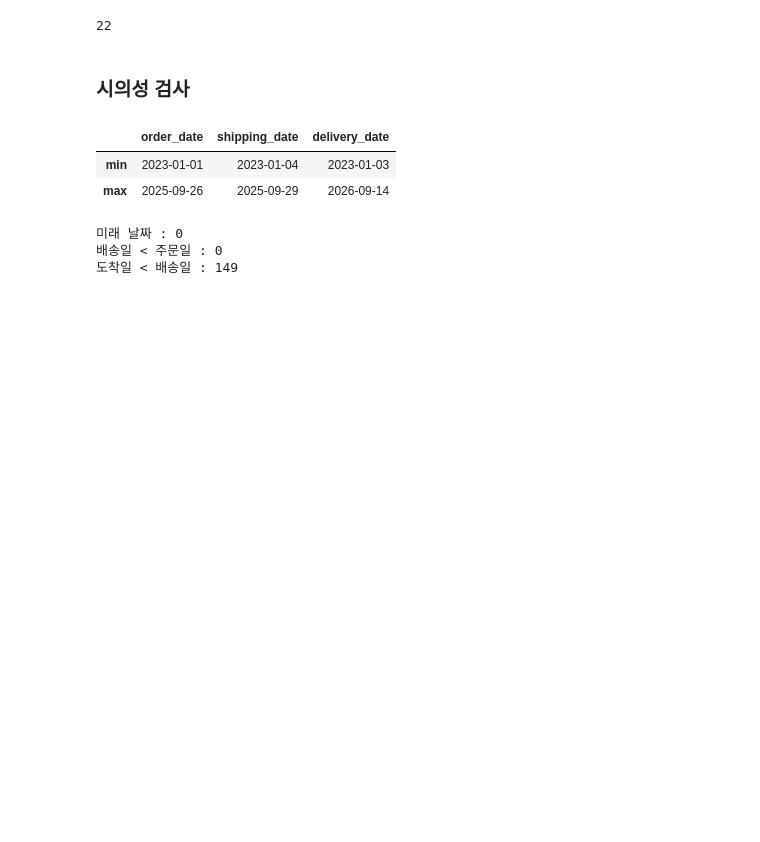
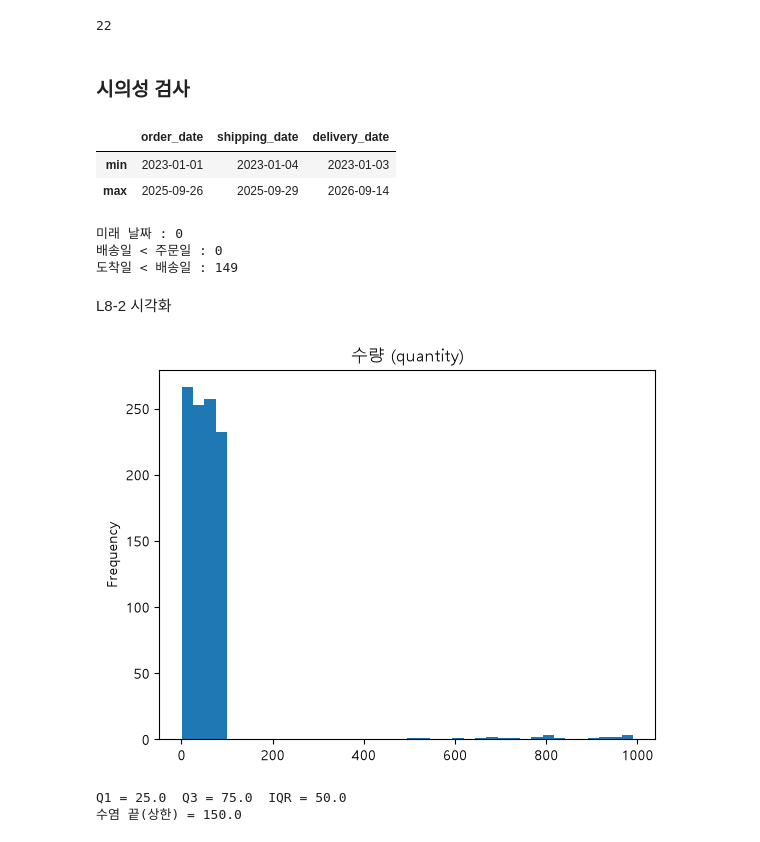
Before and after one commit to studentzzang/flask-practice1, a Jupyter notebook: data_analysis/sales.ipynb, the cells around one changed output. Cells and saved outputs as stored; diff of their text form; code cells hidden in the pictures; blank space fills up the shorter version.

```diff
--- a/data_analysis/sales.ipynb
+++ b/data_analysis/sales.ipynb
@@ -109,3 +109,28 @@ print("도착일 < 배송일 :", rev.sum())
 미래 날짜 : 0
 배송일 < 주문일 : 0
 도착일 < 배송일 : 149
+# %% [markdown]
+L8-2 시각화
+# %%
+import matplotlib.pyplot as plt
+import platform
+# 그림 속 한글이 네모로 나오지 않게 (운영체제별 글꼴)
+fonts = {"Windows": "Malgun Gothic",
+"Darwin": "AppleGothic"}
+name = fonts.get(platform.system(), "NanumGothic")
+plt.rcParams["font.family"] = name
+plt.rcParams["axes.unicode_minus"] = False
+# %%
+df["quantity"].plot.hist(bins=40, title="수량 (quantity)")
+plt.show()
+# %% [output]
+[figure, added]
+# %%
+Q1 = df["quantity"].quantile(0.25)
+Q3 = df["quantity"].quantile(0.75)
+IQR = Q3 - Q1
+print("Q1 =", Q1, " Q3 =", Q3, " IQR =", IQR)
+print("수염 끝(상한) =", Q3 + 1.5 * IQR)
+# %% [output]
+Q1 = 25.0  Q3 = 75.0  IQR = 50.0
+수염 끝(상한) = 150.0
```
Also changed, not shown: parts of 5 cells of this notebook.
